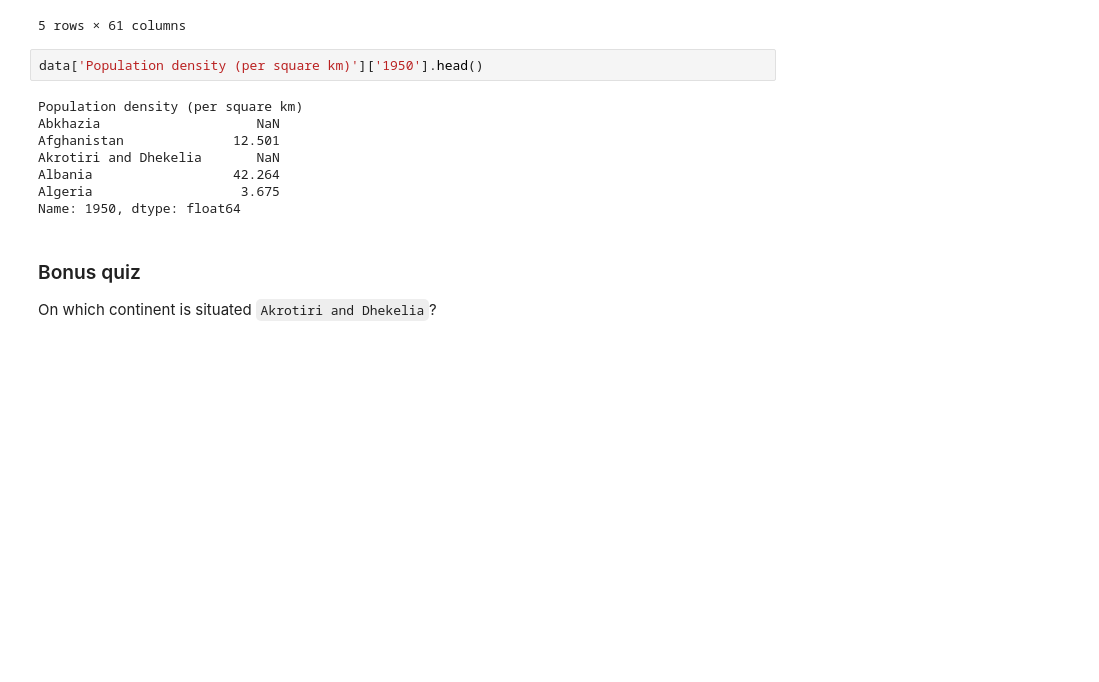
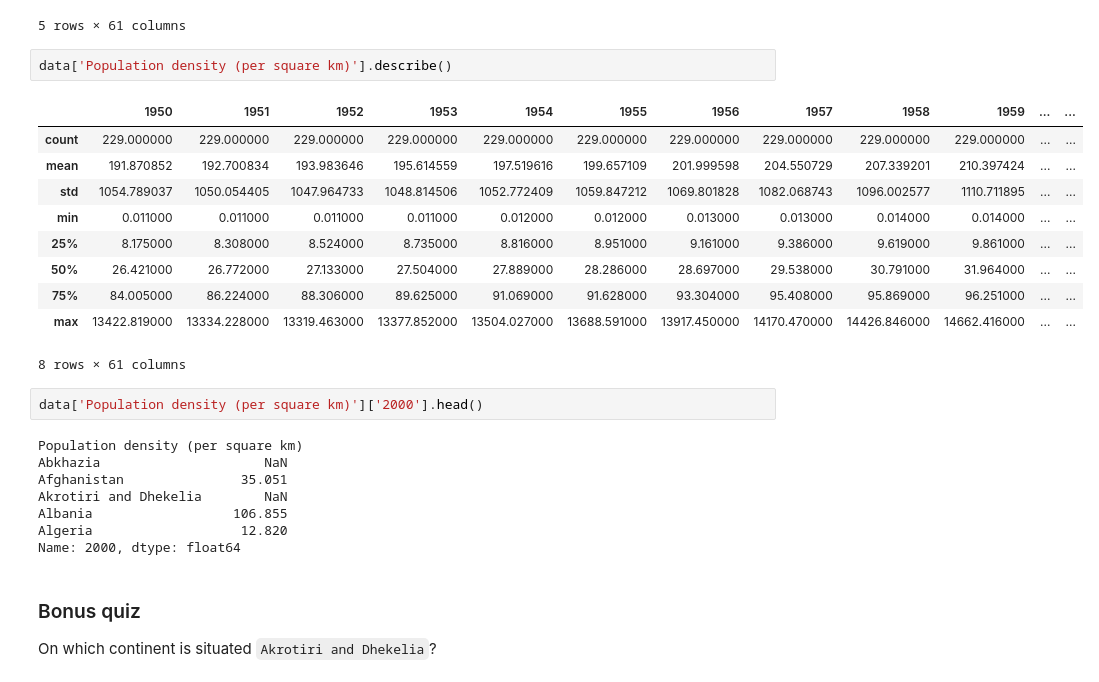
Before and after one commit to grechut/DASHboard, a Jupyter notebook: DASHboard.ipynb, the cells around one changed output. Saved outputs shown, nothing was run; the diff lists cells and outputs as text; blank space fills up the shorter version.

```diff
--- a/DASHboard.ipynb
+++ b/DASHboard.ipynb
@@ -97,16 +223,29 @@ data['Population density (per square km)'].head()
 | Albania | 42.264 | 43.132 | 44.153 | 45.309 | 46.586 | 47.968 | 49.444 | 50.999 | 52.622 | 54.300 | ... |
 | Algeria | 3.675 | 3.759 | 3.838 | 3.916 | 3.995 | 4.079 | 4.167 | 4.258 | 4.352 | 4.444 | ... |
 5 rows × 61 columns
+# %%
+data['Population density (per square km)'].describe()
+# %% [output]
+|  | 1950 | 1951 | 1952 | 1953 | 1954 | 1955 | 1956 | 1957 | 1958 | 1959 | ... | ... |
+| count | 229.000000 | 229.000000 | 229.000000 | 229.000000 | 229.000000 | 229.000000 | 229.000000 | 229.000000 | 229.000000 | 229.000000 | ... | ... |
+| mean | 191.870852 | 192.700834 | 193.983646 | 195.614559 | 197.519616 | 199.657109 | 201.999598 | 204.550729 | 207.339201 | 210.397424 | ... | ... |
+| std | 1054.789037 | 1050.054405 | 1047.964733 | 1048.814506 | 1052.772409 | 1059.847212 | 1069.801828 | 1082.068743 | 1096.002577 | 1110.711895 | ... | ... |
+| min | 0.011000 | 0.011000 | 0.011000 | 0.011000 | 0.012000 | 0.012000 | 0.013000 | 0.013000 | 0.014000 | 0.014000 | ... | ... |
+| 25% | 8.175000 | 8.308000 | 8.524000 | 8.735000 | 8.816000 | 8.951000 | 9.161000 | 9.386000 | 9.619000 | 9.861000 | ... | ... |
+| 50% | 26.421000 | 26.772000 | 27.133000 | 27.504000 | 27.889000 | 28.286000 | 28.697000 | 29.538000 | 30.791000 | 31.964000 | ... | ... |
+| 75% | 84.005000 | 86.224000 | 88.306000 | 89.625000 | 91.069000 | 91.628000 | 93.304000 | 95.408000 | 95.869000 | 96.251000 | ... | ... |
+| max | 13422.819000 | 13334.228000 | 13319.463000 | 13377.852000 | 13504.027000 | 13688.591000 | 13917.450000 | 14170.470000 | 14426.846000 | 14662.416000 | ... | ... |
+8 rows × 61 columns
 # %%
-data['Population density (per square km)']['1950'].head()
+data['Population density (per square km)']['2000'].head()
 # %% [output]
 Population density (per square km)
-Abkhazia                    NaN
-Afghanistan              12.501
-Akrotiri and Dhekelia       NaN
-Albania                  42.264
-Algeria                   3.675
-Name: 1950, dtype: float64
+Abkhazia                     NaN
+Afghanistan               35.051
+Akrotiri and Dhekelia        NaN
+Albania                  106.855
+Algeria                   12.820
+Name: 2000, dtype: float64
 # %% [markdown]
 ### Bonus quiz
 
```
Also changed, not shown: parts of 52 cells of this notebook, 1 other file.
